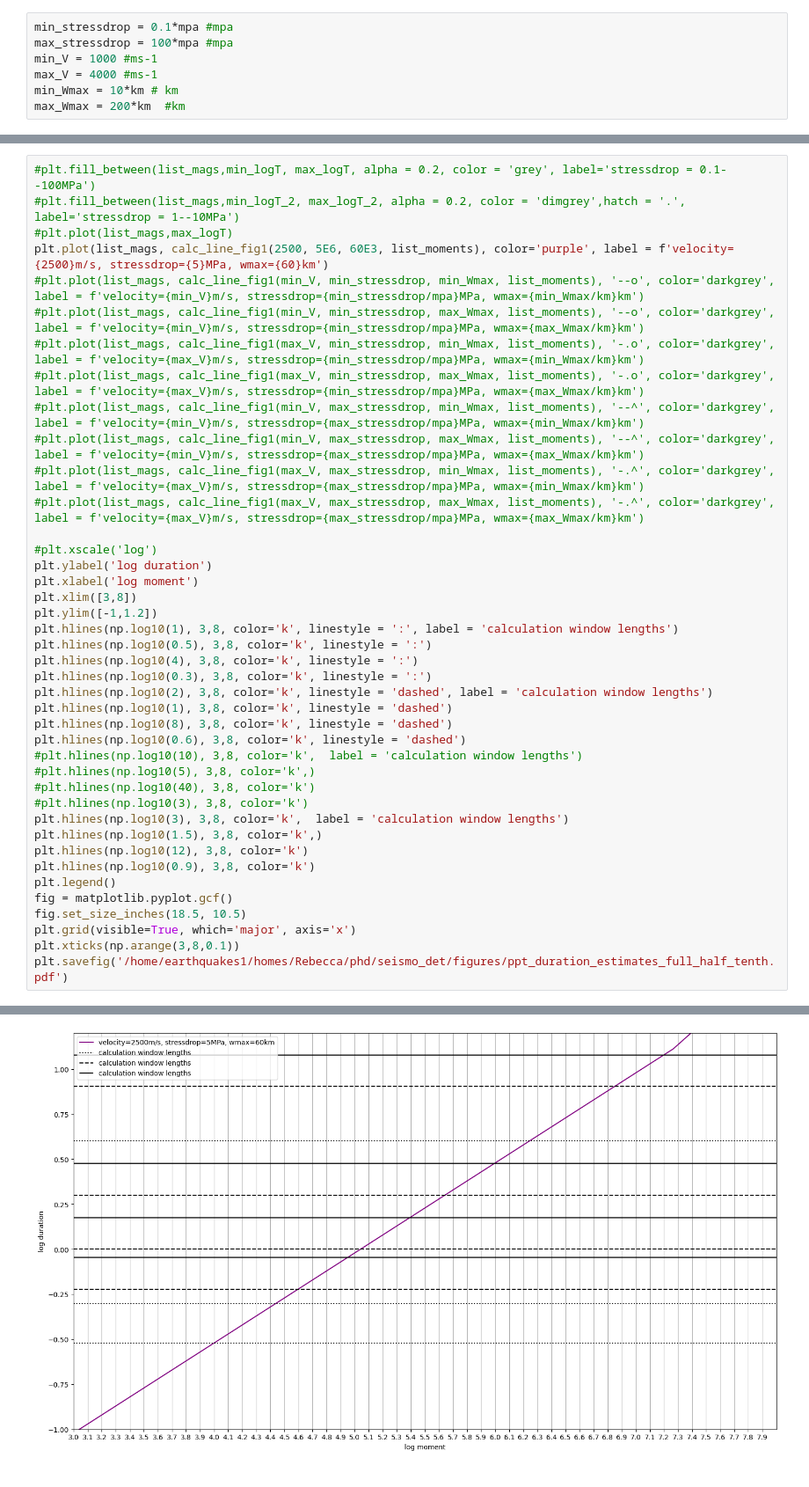
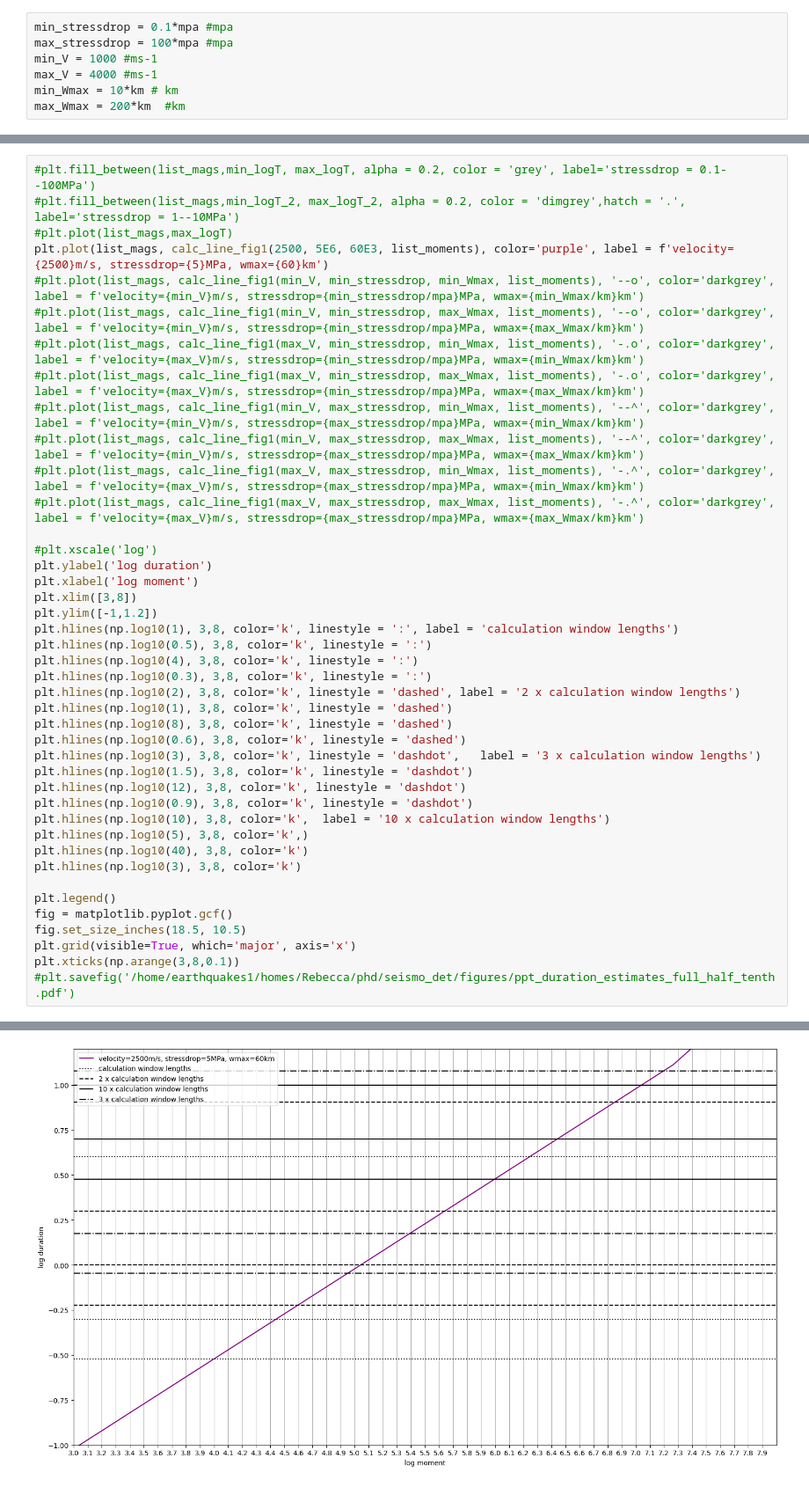
Before and after one commit to RebeccaColquhoun/seismo_det, a Jupyter notebook: code/durations.ipynb, the cells around one changed output, grey strips where cells are left out. Shown at 88% size. Drawn from its saved outputs; the diff is of its cells as text.

```diff
--- a/code/durations.ipynb
+++ b/code/durations.ipynb
@@ -315,22 +313,23 @@ plt.hlines(np.log10(1), 3,8, color='k', linestyle = ':', label = 'calculation wi
 plt.hlines(np.log10(0.5), 3,8, color='k', linestyle = ':')
 plt.hlines(np.log10(4), 3,8, color='k', linestyle = ':')
 plt.hlines(np.log10(0.3), 3,8, color='k', linestyle = ':')
-plt.hlines(np.log10(2), 3,8, color='k', linestyle = 'dashed', label = 'calculation window lengths')
+plt.hlines(np.log10(2), 3,8, color='k', linestyle = 'dashed', label = '2 x calculation window lengths')
 plt.hlines(np.log10(1), 3,8, color='k', linestyle = 'dashed')
 plt.hlines(np.log10(8), 3,8, color='k', linestyle = 'dashed')
 plt.hlines(np.log10(0.6), 3,8, color='k', linestyle = 'dashed')
-#plt.hlines(np.log10(10), 3,8, color='k',  label = 'calculation window lengths')
-#plt.hlines(np.log10(5), 3,8, color='k',)
-#plt.hlines(np.log10(40), 3,8, color='k')
-#plt.hlines(np.log10(3), 3,8, color='k')
-plt.hlines(np.log10(3), 3,8, color='k',  label = 'calculation window lengths')
-plt.hlines(np.log10(1.5), 3,8, color='k',)
-plt.hlines(np.log10(12), 3,8, color='k')
-plt.hlines(np.log10(0.9), 3,8, color='k')
+plt.hlines(np.log10(3), 3,8, color='k', linestyle = 'dashdot',   label = '3 x calculation window lengths')
+plt.hlines(np.log10(1.5), 3,8, color='k', linestyle = 'dashdot')
+plt.hlines(np.log10(12), 3,8, color='k', linestyle = 'dashdot')
+plt.hlines(np.log10(0.9), 3,8, color='k', linestyle = 'dashdot')
+plt.hlines(np.log10(10), 3,8, color='k',  label = '10 x calculation window lengths')
+plt.hlines(np.log10(5), 3,8, color='k',)
+plt.hlines(np.log10(40), 3,8, color='k')
+plt.hlines(np.log10(3), 3,8, color='k')
+
 plt.legend()
 fig = matplotlib.pyplot.gcf()
 fig.set_size_inches(18.5, 10.5)
 plt.grid(visible=True, which='major', axis='x')
 plt.xticks(np.arange(3,8,0.1))
-plt.savefig('/home/earthquakes1/homes/Rebecca/phd/seismo_det/figures/ppt_duration_estimates_full_half_tenth.pdf')
+#plt.savefig('/home/earthquakes1/homes/Rebecca/phd/seismo_det/figures/ppt_duration_estimates_full_half_tenth.pdf')
 # %% [output]
@@ -337 +353 @@ plt.savefig('/home/earthquakes1/homes/Rebecca/phd/seismo_det/figures/ppt_duratio
-[figure, old version]
+[figure, new version]
```
Also changed, not shown: parts of 11 cells of this notebook, 3 other files.
